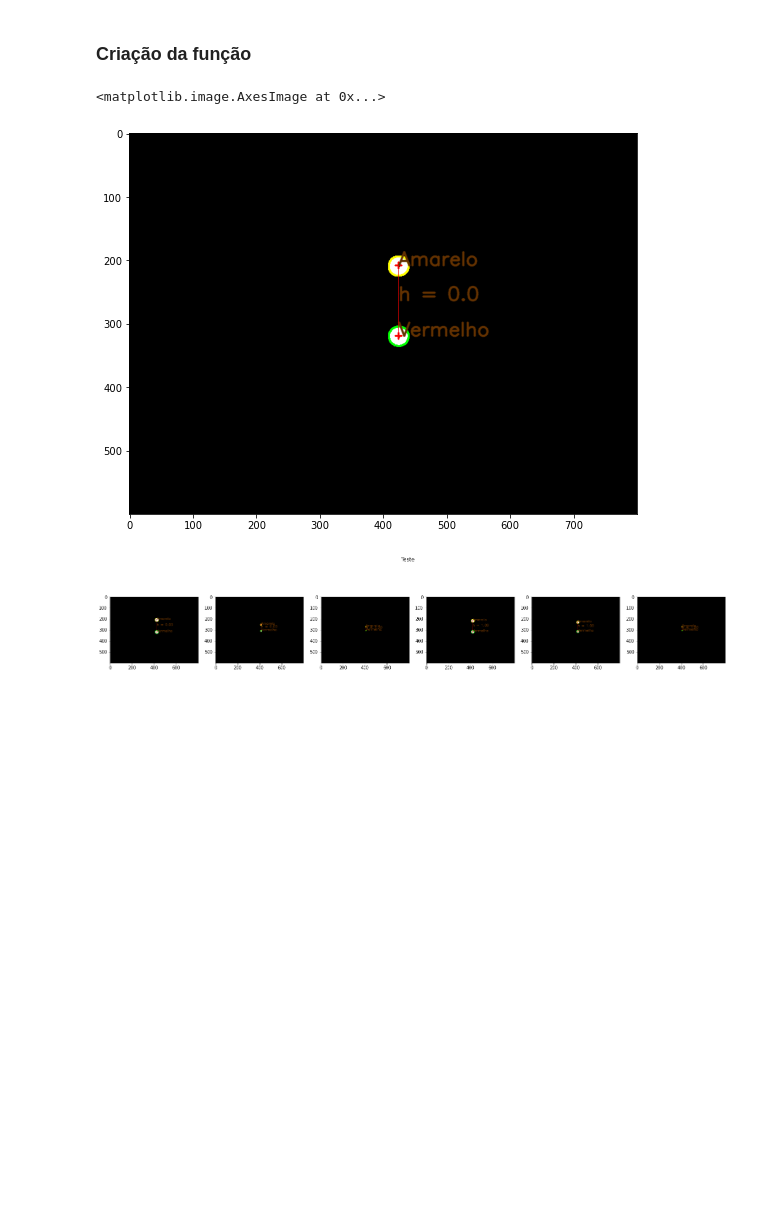
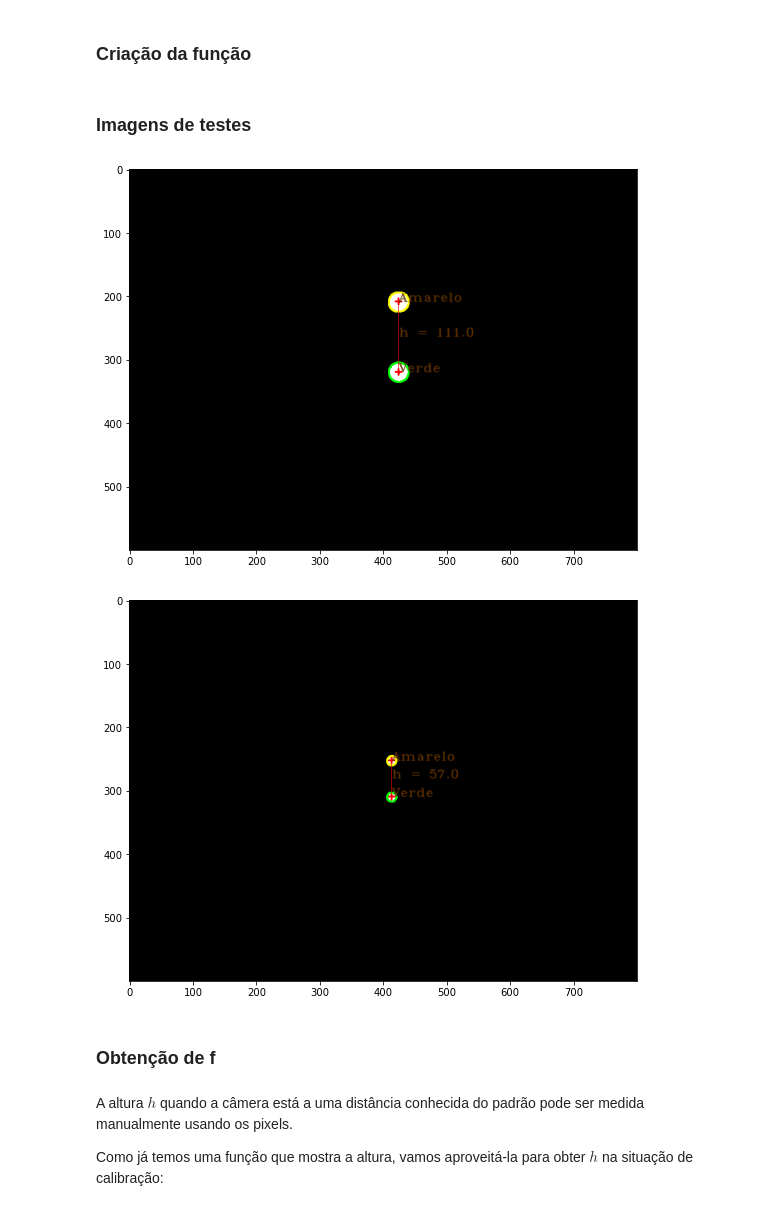
Before and after one commit to mirwox/p2, a Jupyter notebook: q1/Q1.ipynb, the cells around one changed output. Drawn from its saved outputs; the diff is of its cells as text; code cells hidden in the pictures; blank space fills up the shorter version.

```diff
--- a/q1/Q1.ipynb
+++ b/q1/Q1.ipynb
@@ -167,7 +177,7 @@ multiplot([f[:,:,1]&(~f[:,:,2]) for f in frames], "Canal G")
 ### Criação da função
 # %%
 #Fonte para escritas da opencv
-font = cv2.FONT_HERSHEY_SIMPLEX
+font = cv2.FONT_HERSHEY_COMPLEX_SMALL
 
 
 def crosshair(img, point, size, color):
@@ -179,18 +189,22 @@ def crosshair(img, point, size, color):
     cv2.line(img,(x - size,y),(x + size,y),color,2)
     cv2.line(img,(x,y - size),(x, y + size),color,2)
 
-def texto(img, a, p):
+def texto(img, a, p, thick=1,sz=1 ):
     """Escreve na img RGB dada a string a na posição definida pela tupla p"""
-    cv2.putText(img, str(a), p, font,1,(0,50,100),2,cv2.LINE_AA)
+    cv2.putText(img, str(a), p, font,sz,(0,50,100),thick,cv2.LINE_AA)
 
 
 def center_of_contour(contorno):
     """ Retorna uma tupla (cx, cy) que desenha o centro do contorno"""
     M = cv2.moments(contorno)
+    # Condição inicial
+    if M["m00"] == 0:
+        M["m00"] = 1
     # Usando a expressão do centróide definida em: https://en.wikipedia.org/wiki/Image_moment
     cX = int(M["m10"] / M["m00"])
     cY = int(M["m01"] / M["m00"])
     return (int(cX), int(cY))
+
 
 
 
@@ -212,13 +226,13 @@ def centro_maior_contorno(mask):
 def dist(p0, p1):
     """Retorna a distância entre duas tuplas (x,y)"""
     dx = p0[0] - p1[0]
-    dy = p1[1] - p1[1]
+    dy = p0[1] - p1[1]
     return math.sqrt(math.pow(dx,2) + math.pow(dy, 2))
 
 def middle(p0, p1):
     p = p0
     t = p1
-    return (int((p[0]+t[0])/2), int((p[1]+t[1])/2))
+    return (int((p[0]+t[0])/2.0), int((p[1]+t[1])/2.0))
 
 def processa(frame_bgr):
     """ Recebe um frame BGR e mede a distância em pixels entre os círculos verde e amarelo presentes na imagem"""
@@ -250,7 +264,7 @@ def processa(frame_bgr):
     # Drawing labels
     font = cv2.FONT_HERSHEY_SIMPLEX
     texto(or_bgr, "Amarelo", centro_yellow)
-    texto(or_bgr, "Vermelho", centro_green)
+    texto(or_bgr, "Verde", centro_green)
 
     # Drawing a line between the 2 points
     cv2.line(or_bgr,centro_yellow,centro_green,(0,0,230), 1)
@@ -258,16 +272,19 @@ def processa(frame_bgr):
     # calculate measurements
     h = dist(centro_yellow,centro_green)
     texto(or_bgr, "h = {:2.1f}".format(h), middle(centro_yellow, centro_green))
-
-
     return or_bgr
+# %% [markdown]
+### Imagens de testes
 # %%
-plt.figure(figsize=(16,7))
-plt.imshow(imutils.opencv2matplotlib(processa(frames[0])))
+for f in frames[0:2]:
+    plt.figure(figsize=(16,7))
+    plt.imshow(imutils.opencv2matplotlib(processa(f)))
 # %% [output]
-<matplotlib.image.AxesImage at 0x...>
-[figure, old version]
+[figure, new version]
+[figure, added]
-# %%
-multiplot([processa(f) for f in frames], "Teste")
-# %% [output]
-[figure, removed]
+# %% [markdown]
+### Obtenção de f
+# %% [markdown]
+A altura $h$ quando a câmera está a uma distância conhecida do padrão pode ser medida manualmente usando os pixels.
+
+Como já temos uma função que mostra a altura, vamos aproveitá-la para obter $h$ na situação de calibração:
```
Also changed, not shown: parts of 9 cells of this notebook, 1 other file.
